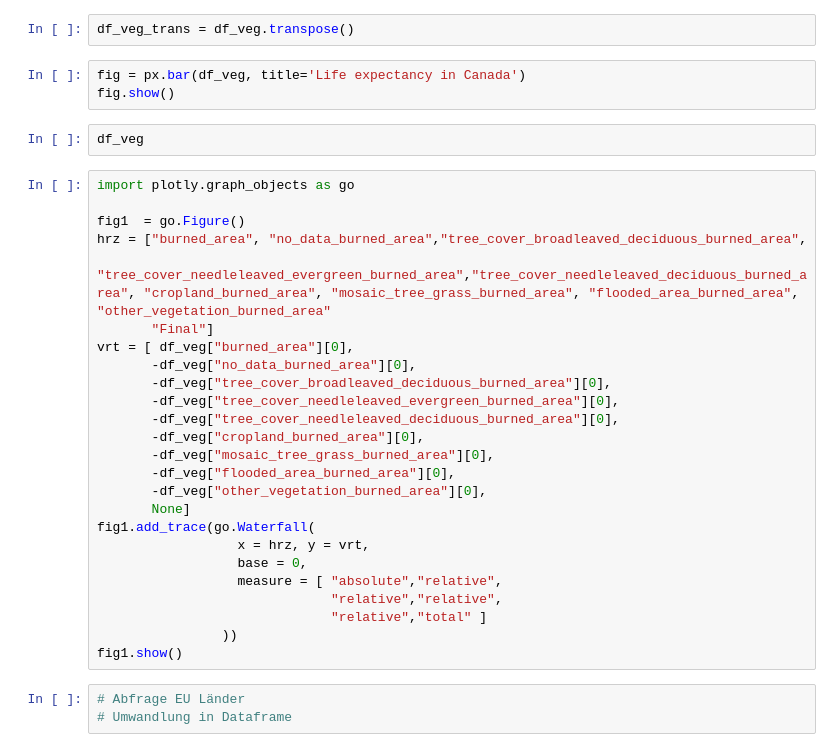
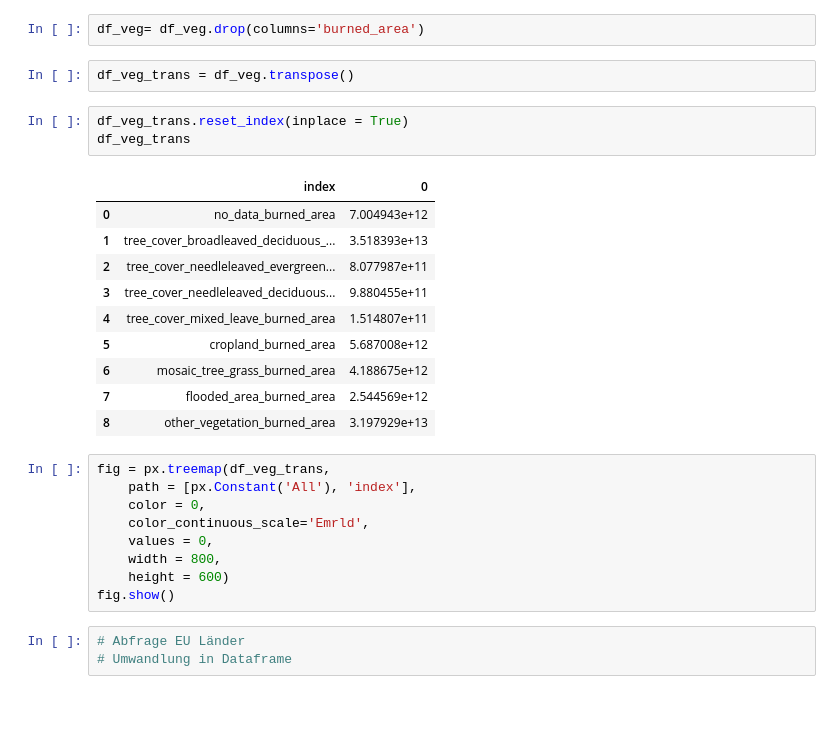
Before and after one commit to sophie-juliette/eda_esa_fire, a Jupyter notebook: eda_eu.ipynb, the cells around one changed output. Cells and saved outputs as stored; diff of their text form; blank space fills up the shorter version.

Commit message:
complete plotly dash

```diff
--- a/eda_eu.ipynb
+++ b/eda_eu.ipynb
@@ -129,35 +239,30 @@ df_veg= df_veg.drop(columns="_id")
+# %%
+df_veg= df_veg.drop(columns='burned_area')
 # %%
 df_veg_trans = df_veg.transpose()
-# %%
-fig = px.bar(df_veg, title='Life expectancy in Canada')
-fig.show()
-# %%
-df_veg
-# %%
-import plotly.graph_objects as go
-
-fig1  = go.Figure()
-hrz = ["burned_area", "no_data_burned_area","tree_cover_broadleaved_deciduous_burned_area",
-       "tree_cover_needleleaved_evergreen_burned_area","tree_cover_needleleaved_deciduous_burned_area", "cropland_burned_area", "mosaic_tree_grass_burned_area", "flooded_area_burned_area", "other_vegetation_burned_area"
-       "Final"]
-vrt = [ df_veg["burned_area"][0],
-       -df_veg["no_data_burned_area"][0],
-       -df_veg["tree_cover_broadleaved_deciduous_burned_area"][0],
-       -df_veg["tree_cover_needleleaved_evergreen_burned_area"][0],
-       -df_veg["tree_cover_needleleaved_deciduous_burned_area"][0],
-       -df_veg["cropland_burned_area"][0],
-       -df_veg["mosaic_tree_grass_burned_area"][0],
-       -df_veg["flooded_area_burned_area"][0],
-       -df_veg["other_vegetation_burned_area"][0],
-       None]
-fig1.add_trace(go.Waterfall(
-                  x = hrz, y = vrt,
-                  base = 0,
-                  measure = [ "absolute","relative",
-                              "relative","relative",
-                              "relative","total" ]
-                ))
-fig1.show()
+# %%
+df_veg_trans.reset_index(inplace = True)
+df_veg_trans
+# %% [output]
+|  | index | 0 |
+| 0 | no_data_burned_area | 7.004943e+12 |
+| 1 | tree_cover_broadleaved_deciduous_... | 3.518393e+13 |
+| 2 | tree_cover_needleleaved_evergreen... | 8.077987e+11 |
+| 3 | tree_cover_needleleaved_deciduous... | 9.880455e+11 |
+| 4 | tree_cover_mixed_leave_burned_area | 1.514807e+11 |
+| 5 | cropland_burned_area | 5.687008e+12 |
+| 6 | mosaic_tree_grass_burned_area | 4.188675e+12 |
+| 7 | flooded_area_burned_area | 2.544569e+12 |
+| 8 | other_vegetation_burned_area | 3.197929e+13 |
+# %%
+fig = px.treemap(df_veg_trans,
+    path = [px.Constant('All'), 'index'],
+    color = 0,
+    color_continuous_scale='Emrld',
+    values = 0,
+    width = 800,
+    height = 600)
+fig.show()
 # %%
 # Abfrage EU Länder
 # Umwandlung in Dataframe
```
Also changed, not shown: parts of 20 cells of this notebook.
